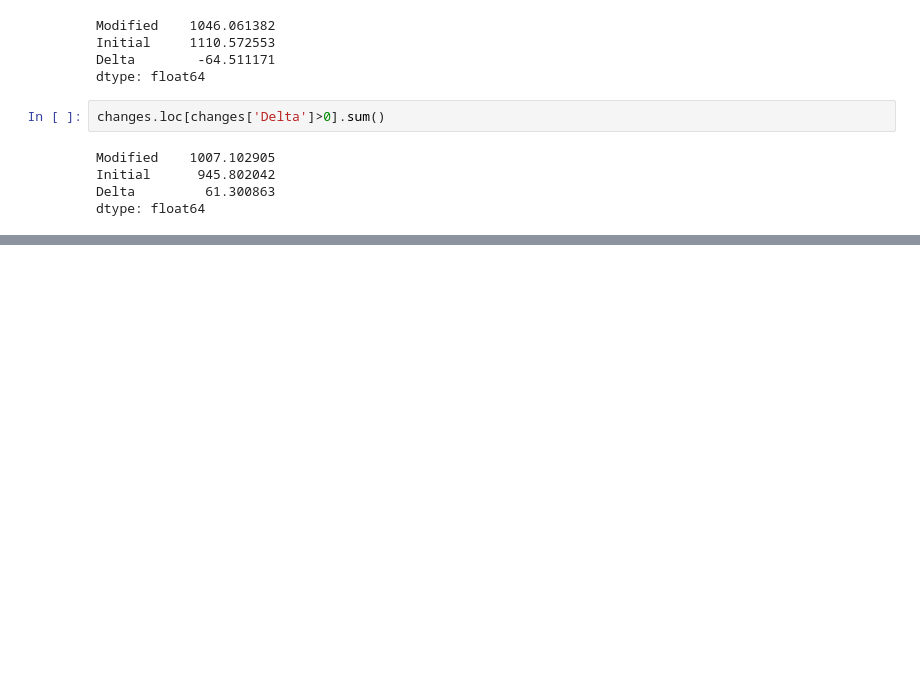
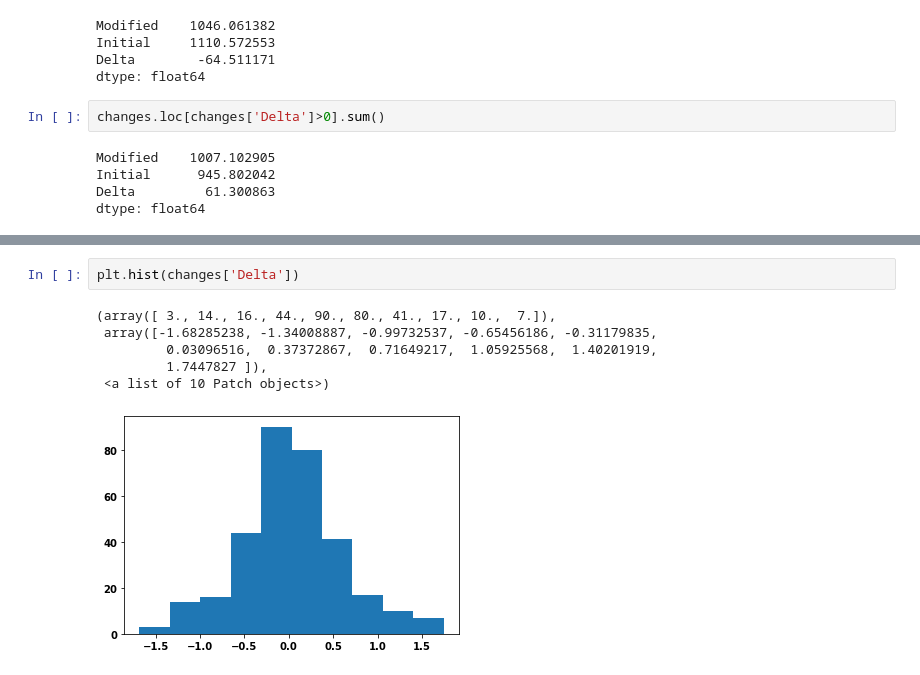
Before and after one commit to mew-two-github/de-Novo-drug-Design, a Jupyter notebook: 3.6/FMPO-Visualising the outputs.ipynb, the cells around one changed output, grey strips where cells are left out. Saved outputs shown, nothing was run; the diff lists cells and outputs as text; blank space fills up the shorter version.

```diff
--- a/3.6/FMPO-Visualising the outputs.ipynb
+++ b/3.6/FMPO-Visualising the outputs.ipynb
@@ -226,0 +462,9 @@ dtype: float64
+# %%
+plt.hist(changes['Delta'])
+# %% [output]
+(array([ 3., 14., 16., 44., 90., 80., 41., 17., 10.,  7.]),
+ array([-1.68285238, -1.34008887, -0.99732537, -0.65456186, -0.31179835,
+         0.03096516,  0.37372867,  0.71649217,  1.05925568,  1.40201919,
+         1.7447827 ]),
+ <a list of 10 Patch objects>)
+[figure, added]
```
Also changed, not shown: parts of 46 cells of this notebook, 57 other files.
